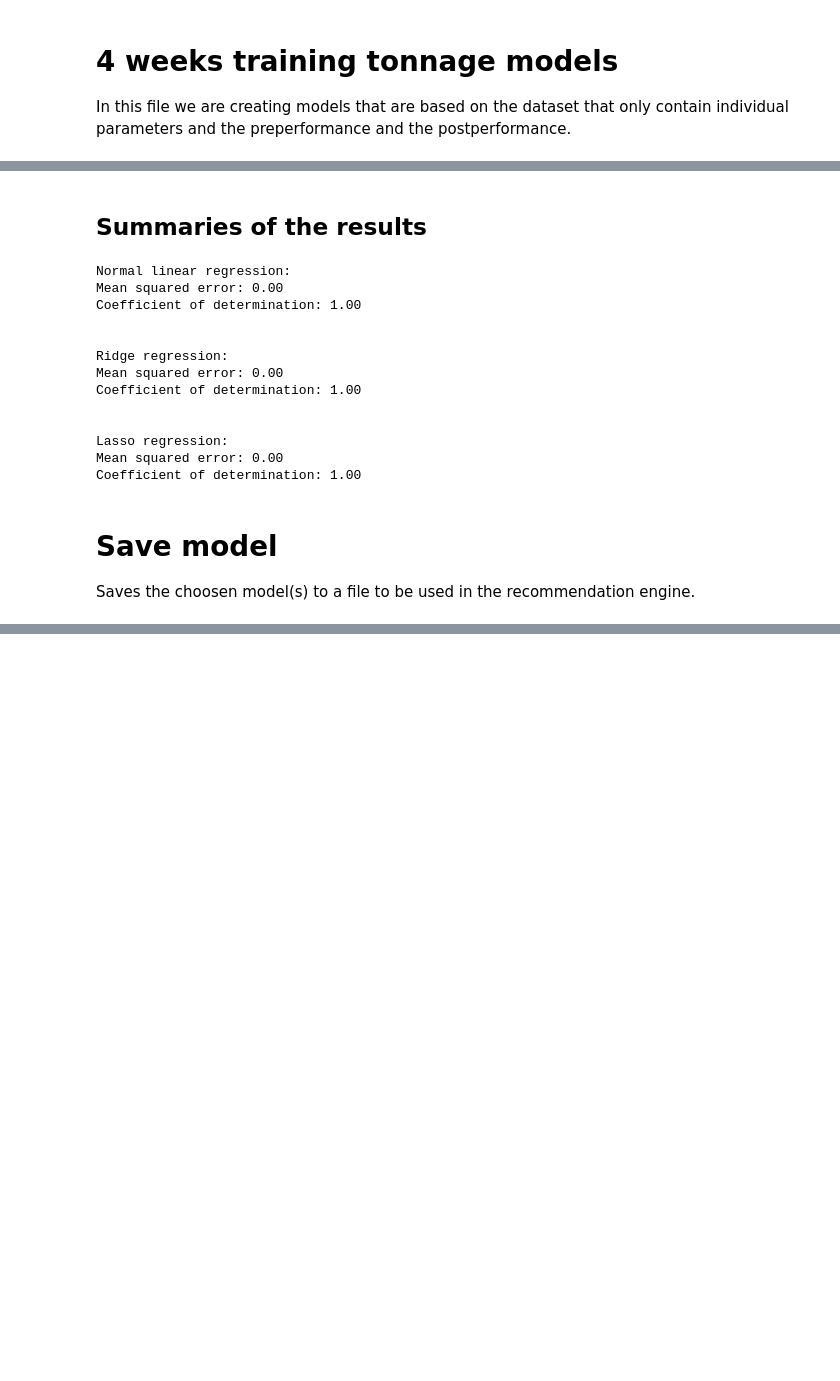
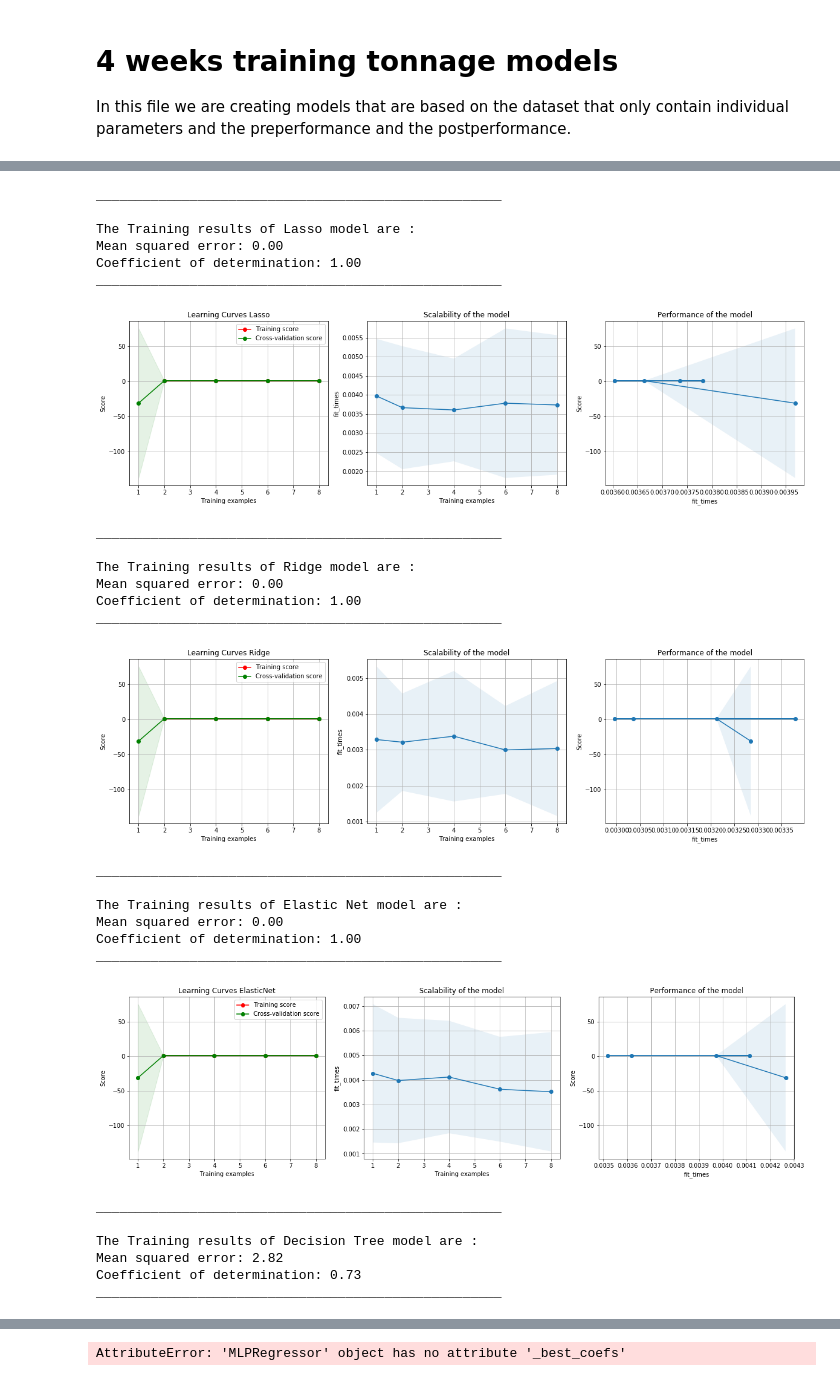
Before and after one commit to vifraa/datx02-05, a Jupyter notebook: models/4tt_models.ipynb, the cells around one changed output, grey strips where cells are left out. Saved outputs shown, nothing was run; the diff lists cells and outputs as text; code cells hidden in the pictures; blank space fills up the shorter version.

```diff
--- a/models/4tt_models.ipynb
+++ b/models/4tt_models.ipynb
@@ -59,7 +63,5 @@ data_shuffled = data.sample(frac=1.0, random_state=0)
 X = data_shuffled.drop('Performance', axis=1)
 
 Y = data_shuffled['Performance']
-Y.head()
 
-# Partition the data into training and test sets.
-Xtrain, Xtest, Ytrain, Ytest = train_test_split(X, Y, test_size=0.2, random_state=0)
+data_holder = DataSampleValues(x=X, y=Y)
@@ -124,34 +68,31 @@ Coefficient of determination: 1.00
-# %% [markdown]
-## Summaries of the results
-# %%
-print("Normal linear regression:")
-print_mean_squared_error(lr_mean_squared_error)
-print_coefficient_of_determination(lr_r2_score)
-print("\n")
-
-print("Ridge regression:")
-print_mean_squared_error(ridge_mean_squared_error)
-print_coefficient_of_determination(ridge_r2_score)
-print("\n")
-
-print("Lasso regression:")
-print_mean_squared_error(lasso_mean_squared_error)
-print_coefficient_of_determination(lasso_r2_score)
-print("\n")
-# %% [output]
-Normal linear regression:
-Mean squared error: 0.00
-Coefficient of determination: 1.00
-
-
-Ridge regression:
-Mean squared error: 0.00
-Coefficient of determination: 1.00
-
-
-Lasso regression:
-Mean squared error: 0.00
-Coefficient of determination: 1.00
-# %% [markdown]
-# Save model
-Saves the choosen model(s) to a file to be used in the recommendation engine.
+# %%
+models_runner = ModelsRunner(data_sample=data_holder)
+models_runner.train_all_models_and_plot_curves()
+# %% [output]
+____________________________________________________
+
+The Training results of Lasso model are :
+Mean squared error: 0.00
+Coefficient of determination: 1.00
+____________________________________________________
+[figure, added]
+____________________________________________________
+
+The Training results of Ridge model are :
+Mean squared error: 0.00
+Coefficient of determination: 1.00
+____________________________________________________
+[figure, added]
+____________________________________________________
+
+The Training results of Elastic Net model are :
+Mean squared error: 0.00
+Coefficient of determination: 1.00
+____________________________________________________
+[figure, added]
+____________________________________________________
+
+The Training results of Decision Tree model are :
+Mean squared error: 2.82
+Coefficient of determination: 0.73
+____________________________________________________
@@ -158,3 +107,4 @@ Saves the choosen model(s) to a file to be used in the recommendation engine.
+AttributeError: 'MLPRegressor' object has no attribute '_best_coefs'
 # %%
 import pickle
 
```
Also changed, not shown: parts of 10 cells of this notebook, 1 other file.
